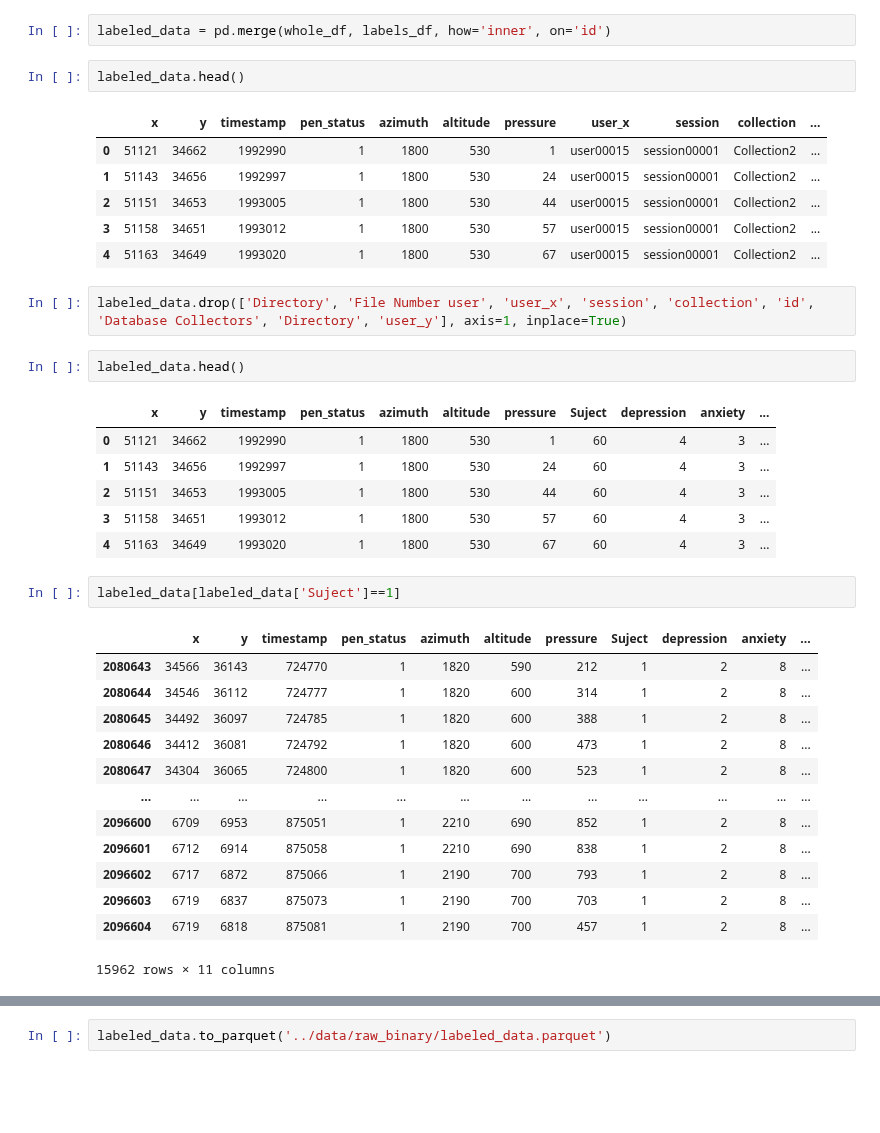
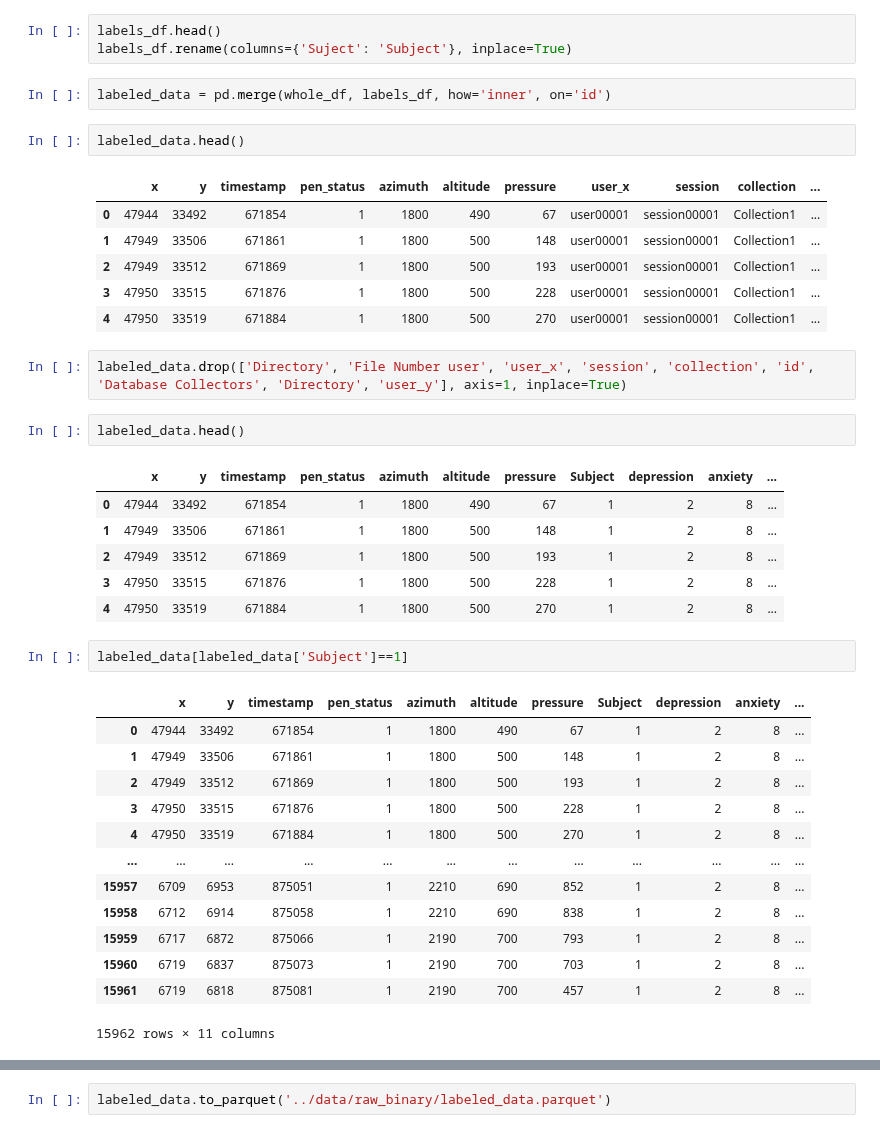
Before and after one commit to PosgradoMNA/Proyecto_Integrador_Equipo_11, a Jupyter notebook: notebooks/DataPreparation.ipynb, the cells around one changed output, grey strips where cells are left out. Saved outputs shown, nothing was run; the diff lists cells and outputs as text; blank space fills up the shorter version.

Commit message:
ftr: labeled data as timeseries

```diff
--- a/notebooks/DataPreparation.ipynb
+++ b/notebooks/DataPreparation.ipynb
@@ -52,40 +44,43 @@ labels_df.head()
+# %%
+labels_df.head()
+labels_df.rename(columns={'Suject': 'Subject'}, inplace=True)
 # %%
 labeled_data = pd.merge(whole_df, labels_df, how='inner', on='id')
 # %%
 labeled_data.head()
 # %% [output]
 |  | x | y | timestamp | pen_status | azimuth | altitude | pressure | user_x | session | collection | ... |
-| 0 | 51121 | 34662 | 1992990 | 1 | 1800 | 530 | 1 | user00015 | session00001 | Collection2 | ... |
-| 1 | 51143 | 34656 | 1992997 | 1 | 1800 | 530 | 24 | user00015 | session00001 | Collection2 | ... |
-| 2 | 51151 | 34653 | 1993005 | 1 | 1800 | 530 | 44 | user00015 | session00001 | Collection2 | ... |
-| 3 | 51158 | 34651 | 1993012 | 1 | 1800 | 530 | 57 | user00015 | session00001 | Collection2 | ... |
-| 4 | 51163 | 34649 | 1993020 | 1 | 1800 | 530 | 67 | user00015 | session00001 | Collection2 | ... |
+| 0 | 47944 | 33492 | 671854 | 1 | 1800 | 490 | 67 | user00001 | session00001 | Collection1 | ... |
+| 1 | 47949 | 33506 | 671861 | 1 | 1800 | 500 | 148 | user00001 | session00001 | Collection1 | ... |
+| 2 | 47949 | 33512 | 671869 | 1 | 1800 | 500 | 193 | user00001 | session00001 | Collection1 | ... |
+| 3 | 47950 | 33515 | 671876 | 1 | 1800 | 500 | 228 | user00001 | session00001 | Collection1 | ... |
+| 4 | 47950 | 33519 | 671884 | 1 | 1800 | 500 | 270 | user00001 | session00001 | Collection1 | ... |
 # %%
 labeled_data.drop(['Directory', 'File Number user', 'user_x', 'session', 'collection', 'id', 'Database Collectors', 'Directory', 'user_y'], axis=1, inplace=True)
 # %%
 labeled_data.head()
 # %% [output]
-|  | x | y | timestamp | pen_status | azimuth | altitude | pressure | Suject | depression | anxiety | ... |
-| 0 | 51121 | 34662 | 1992990 | 1 | 1800 | 530 | 1 | 60 | 4 | 3 | ... |
-| 1 | 51143 | 34656 | 1992997 | 1 | 1800 | 530 | 24 | 60 | 4 | 3 | ... |
-| 2 | 51151 | 34653 | 1993005 | 1 | 1800 | 530 | 44 | 60 | 4 | 3 | ... |
-| 3 | 51158 | 34651 | 1993012 | 1 | 1800 | 530 | 57 | 60 | 4 | 3 | ... |
-| 4 | 51163 | 34649 | 1993020 | 1 | 1800 | 530 | 67 | 60 | 4 | 3 | ... |
+|  | x | y | timestamp | pen_status | azimuth | altitude | pressure | Subject | depression | anxiety | ... |
+| 0 | 47944 | 33492 | 671854 | 1 | 1800 | 490 | 67 | 1 | 2 | 8 | ... |
+| 1 | 47949 | 33506 | 671861 | 1 | 1800 | 500 | 148 | 1 | 2 | 8 | ... |
+| 2 | 47949 | 33512 | 671869 | 1 | 1800 | 500 | 193 | 1 | 2 | 8 | ... |
+| 3 | 47950 | 33515 | 671876 | 1 | 1800 | 500 | 228 | 1 | 2 | 8 | ... |
+| 4 | 47950 | 33519 | 671884 | 1 | 1800 | 500 | 270 | 1 | 2 | 8 | ... |
 # %%
-labeled_data[labeled_data['Suject']==1]
+labeled_data[labeled_data['Subject']==1]
 # %% [output]
-|  | x | y | timestamp | pen_status | azimuth | altitude | pressure | Suject | depression | anxiety | ... |
-| 2080643 | 34566 | 36143 | 724770 | 1 | 1820 | 590 | 212 | 1 | 2 | 8 | ... |
-| 2080644 | 34546 | 36112 | 724777 | 1 | 1820 | 600 | 314 | 1 | 2 | 8 | ... |
-| 2080645 | 34492 | 36097 | 724785 | 1 | 1820 | 600 | 388 | 1 | 2 | 8 | ... |
-| 2080646 | 34412 | 36081 | 724792 | 1 | 1820 | 600 | 473 | 1 | 2 | 8 | ... |
-| 2080647 | 34304 | 36065 | 724800 | 1 | 1820 | 600 | 523 | 1 | 2 | 8 | ... |
+|  | x | y | timestamp | pen_status | azimuth | altitude | pressure | Subject | depression | anxiety | ... |
+| 0 | 47944 | 33492 | 671854 | 1 | 1800 | 490 | 67 | 1 | 2 | 8 | ... |
+| 1 | 47949 | 33506 | 671861 | 1 | 1800 | 500 | 148 | 1 | 2 | 8 | ... |
+| 2 | 47949 | 33512 | 671869 | 1 | 1800 | 500 | 193 | 1 | 2 | 8 | ... |
+| 3 | 47950 | 33515 | 671876 | 1 | 1800 | 500 | 228 | 1 | 2 | 8 | ... |
+| 4 | 47950 | 33519 | 671884 | 1 | 1800 | 500 | 270 | 1 | 2 | 8 | ... |
 | ... | ... | ... | ... | ... | ... | ... | ... | ... | ... | ... | ... |
-| 2096600 | 6709 | 6953 | 875051 | 1 | 2210 | 690 | 852 | 1 | 2 | 8 | ... |
-| 2096601 | 6712 | 6914 | 875058 | 1 | 2210 | 690 | 838 | 1 | 2 | 8 | ... |
-| 2096602 | 6717 | 6872 | 875066 | 1 | 2190 | 700 | 793 | 1 | 2 | 8 | ... |
-| 2096603 | 6719 | 6837 | 875073 | 1 | 2190 | 700 | 703 | 1 | 2 | 8 | ... |
-| 2096604 | 6719 | 6818 | 875081 | 1 | 2190 | 700 | 457 | 1 | 2 | 8 | ... |
+| 15957 | 6709 | 6953 | 875051 | 1 | 2210 | 690 | 852 | 1 | 2 | 8 | ... |
+| 15958 | 6712 | 6914 | 875058 | 1 | 2210 | 690 | 838 | 1 | 2 | 8 | ... |
+| 15959 | 6717 | 6872 | 875066 | 1 | 2190 | 700 | 793 | 1 | 2 | 8 | ... |
+| 15960 | 6719 | 6837 | 875073 | 1 | 2190 | 700 | 703 | 1 | 2 | 8 | ... |
+| 15961 | 6719 | 6818 | 875081 | 1 | 2190 | 700 | 457 | 1 | 2 | 8 | ... |
 15962 rows × 11 columns
 # %%
 import matplotlib.pyplot as plt
```
Also changed, not shown: parts of 13 cells of this notebook, 2 other files.
